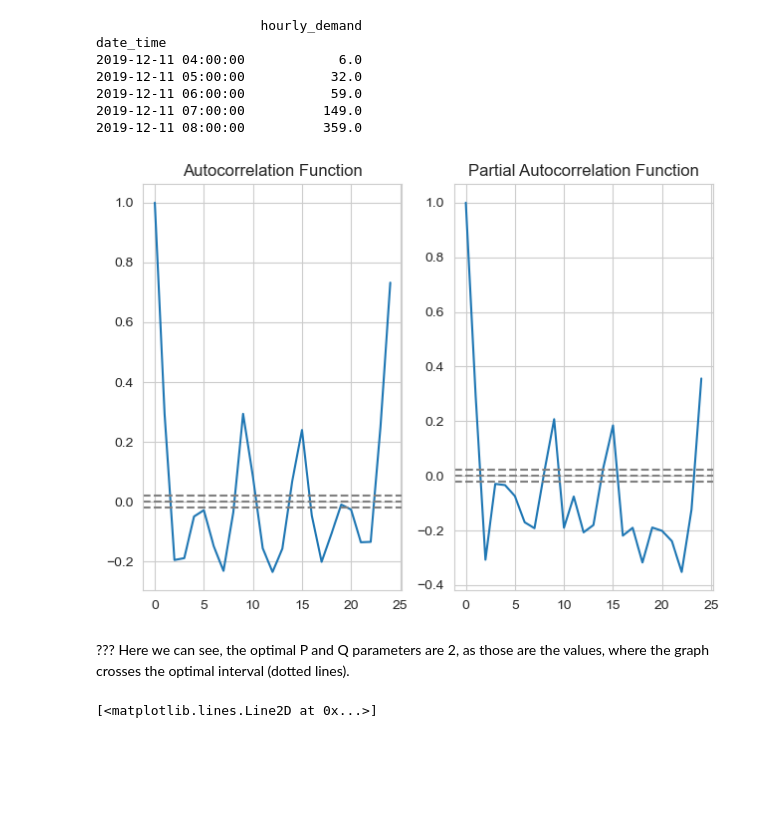
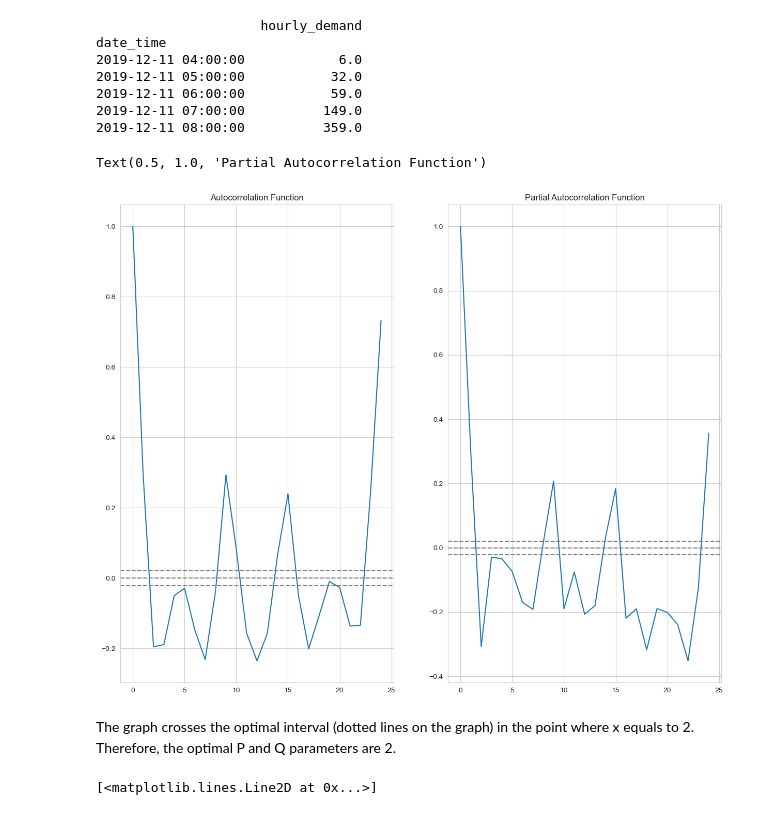
Before and after one commit to JuliusScheuerer/AA_Team_12_Assignment, a Jupyter notebook: AA_Team_12_Code.ipynb, the cells around one changed output. Saved outputs shown, nothing was run; the diff lists cells and outputs as text; code cells hidden in the pictures; blank space fills up the shorter version.

```diff
--- a/AA_Team_12_Code.ipynb
+++ b/AA_Team_12_Code.ipynb
@@ -849,28 +845,29 @@ from statsmodels.tsa.stattools import acf, pacf
 # %%
 ARIMA_shift = ARIMA_hours - ARIMA_hours.shift()
 lag_acf = acf(ARIMA_shift[1:], nlags=24)
 lag_pacf = pacf(ARIMA_shift[1:], nlags=24, method='ols')
 
+plt.figure(figsize = (15,12))
 
 #Plot ACF:
 plt.subplot(121)
 plt.plot(lag_acf)
 plt.axhline(y=0,linestyle='--',color='gray')
 plt.axhline(y=-1.96/np.sqrt(len(ARIMA_shift)),linestyle='--',color='gray')
 plt.axhline(y=1.96/np.sqrt(len(ARIMA_shift)),linestyle='--',color='gray')
 plt.title('Autocorrelation Function')
 
 
 #Plot PACF:
 plt.subplot(122)
 plt.plot(lag_pacf)
 plt.axhline(y=0,linestyle='--',color='gray')
 plt.axhline(y=-1.96/np.sqrt(len(ARIMA_shift)),linestyle='--',color='gray')
 plt.axhline(y=1.96/np.sqrt(len(ARIMA_shift)),linestyle='--',color='gray')
 plt.title('Partial Autocorrelation Function')
-plt.tight_layout()
 # %% [output]
+Text(0.5, 1.0, 'Partial Autocorrelation Function')
-[figure, old version]
+[figure, new version]
-# %% [markdown]
-??? Here we can see, the optimal P and Q parameters are 2, as those are the values, where the graph crosses the optimal interval (dotted lines).
+# %% [markdown]
+The graph crosses the optimal interval (dotted lines on the graph) in the point where x equals to 2. Therefore, the optimal P and Q parameters are 2.
 # %%
```
Also changed, not shown: parts of 15 cells of this notebook.
